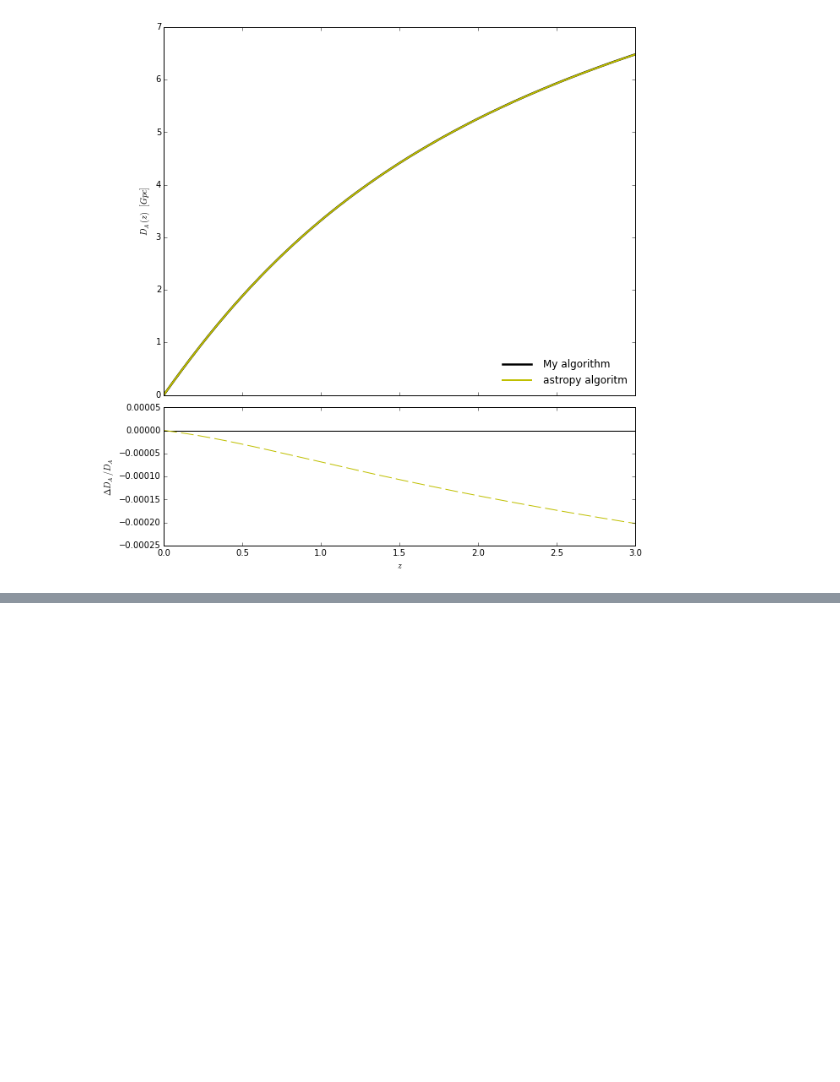
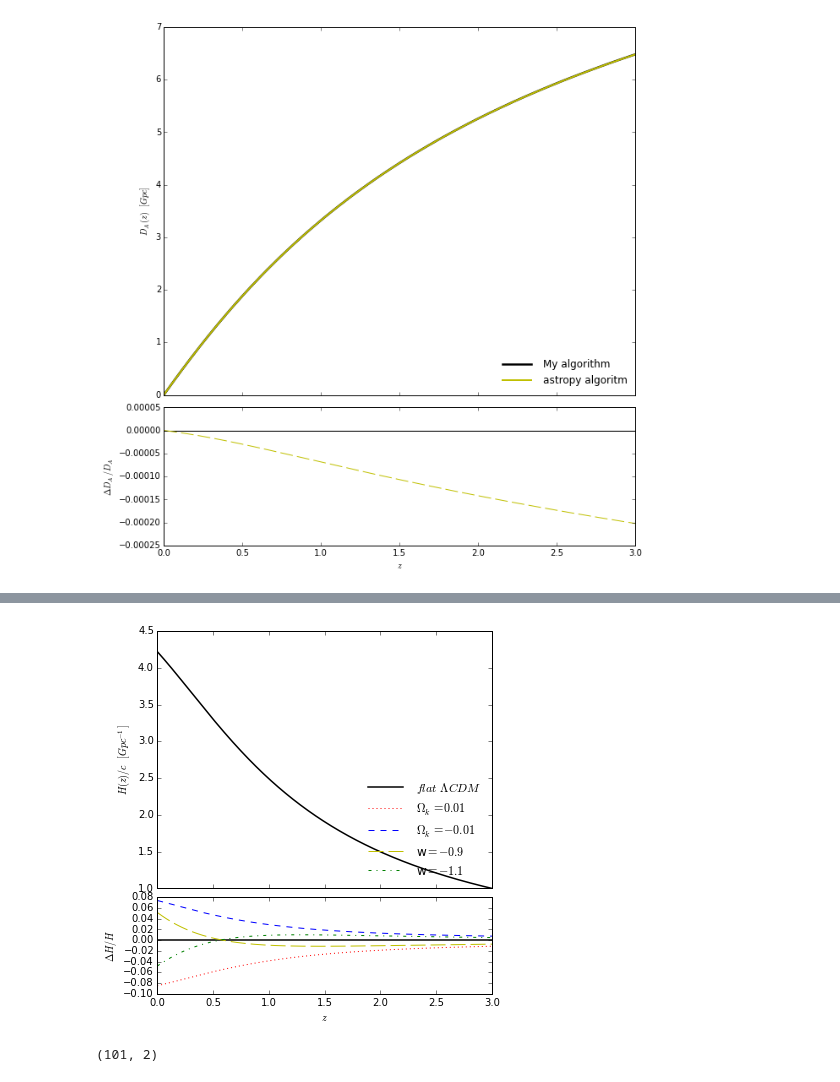
Before and after one commit to kgage/deltaplots, a Jupyter notebook: ModelPlots.ipynb, the cells around one changed output, grey strips where cells are left out. Cells and saved outputs as stored; diff of their text form; code cells hidden in the pictures; blank space fills up the shorter version.

```diff
--- a/ModelPlots.ipynb
+++ b/ModelPlots.ipynb
@@ -186,0 +189,24 @@ plt.show()
+# %%
+plot_comp(Z, Hz1.to(u.m / u.s / u.Gpc) ** -1 * const.c, '$H(z)/c$  $[Gpc^{-1}]$', '$\Delta H/H$',
+          comp1=(Hzpos.to(u.m / u.s / u.Gpc) ** -1 * const.c, '$\Omega_k=0.01$'),
+          comp2=(Hzneg.to(u.m / u.s / u.Gpc) ** -1 * const.c, '$\Omega_k=-0.01$'),
+          comp3=(Hz9.to(u.m / u.s / u.Gpc) ** -1 * const.c, 'w$=-0.9$'),
+          comp4=(Hz11.to(u.m / u.s / u.Gpc) ** -1 * const.c, 'w$=-1.1$'))
+# %% [output]
+[figure, added]
+# %%
+def test(t, y):
+    theta, omega = y
+    dydt = [omega, -0.25 * omega - 5.0 * np.sin(theta)]
+    return dydt
+y0 = [np.pi - 0.1, 0.0]
+t = np.linspace(0, 10, 101)
+ode = scipy.integrate.ode(test)
+ode.set_integrator("dopri5")
+ode.set_initial_value(y0, 0.0)
+res = np.array(y0)
+for time in t[1:]:
+    res = np.vstack((res,ode.integrate(time)))
+res.shape
+# %% [output]
+(101, 2)
```
Also changed, not shown: parts of 9 cells of this notebook.
